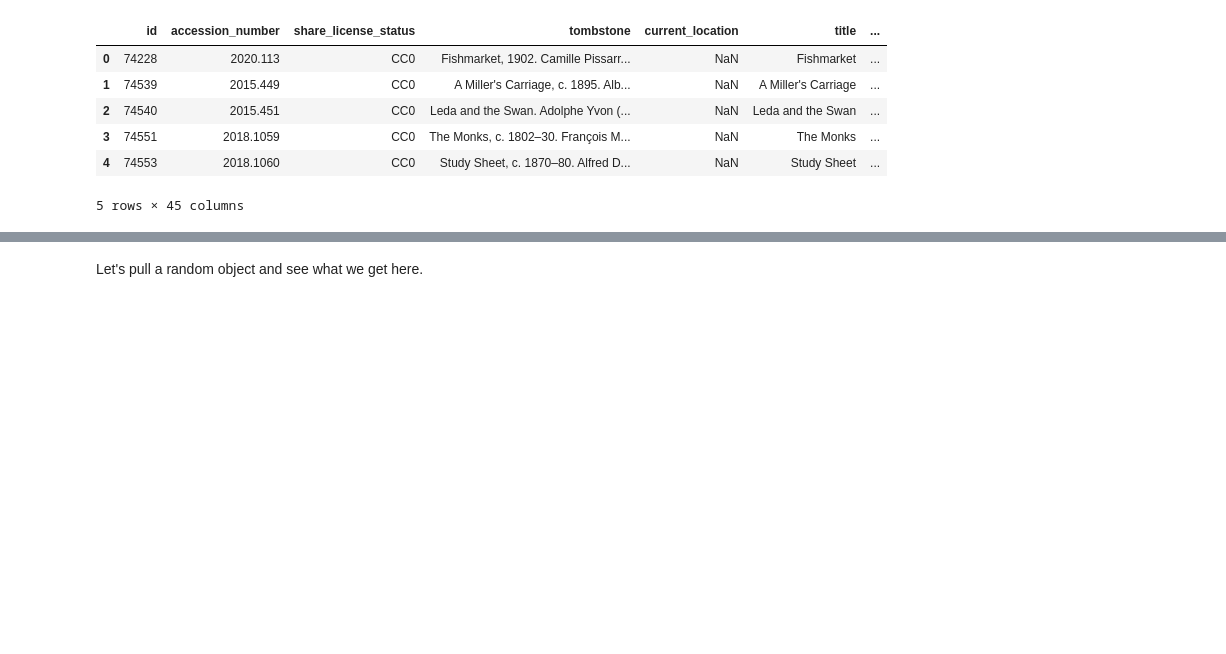
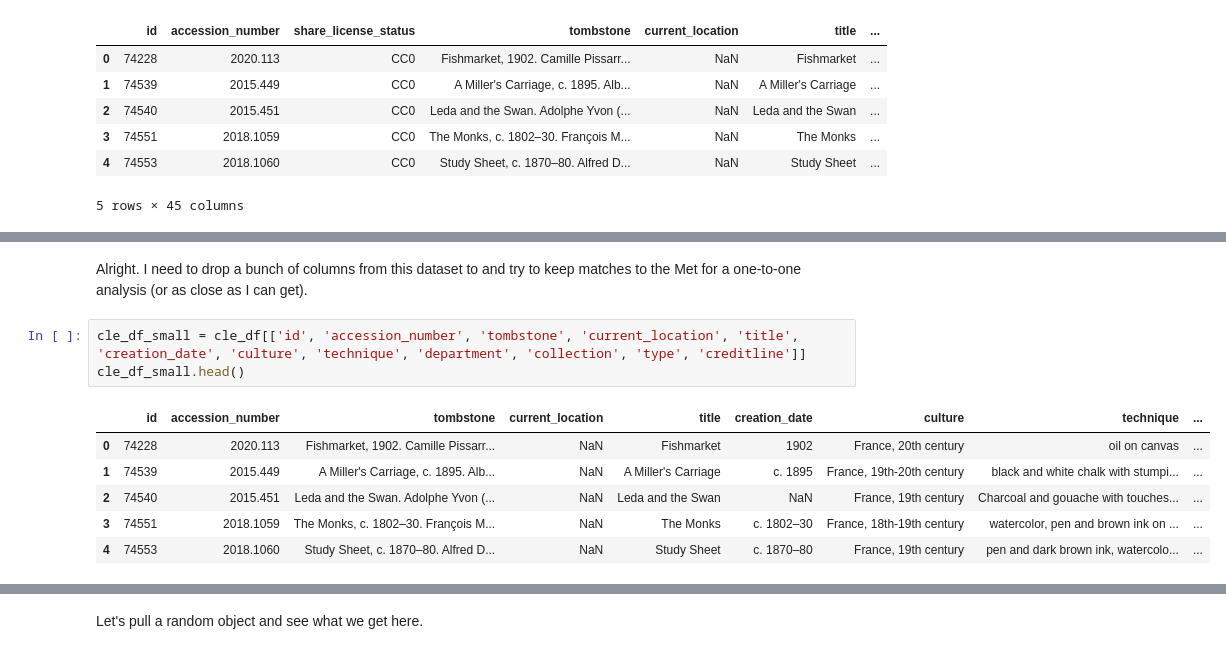
Before and after one commit to causticwonder/analyzing_the_met, a Jupyter notebook: analyzing_the_met.ipynb, the cells around one changed output, grey strips where cells are left out. Saved outputs shown, nothing was run; the diff lists cells and outputs as text; blank space fills up the shorter version.

```diff
--- a/analyzing_the_met.ipynb
+++ b/analyzing_the_met.ipynb
@@ -58,0 +117,12 @@ concat.describe()
+# %% [markdown]
+Alright. I need to drop a bunch of columns from this dataset to and try to keep matches to the Met for a one-to-one analysis (or as close as I can get).
+# %%
+cle_df_small = cle_df[['id', 'accession_number', 'tombstone', 'current_location', 'title', 'creation_date', 'culture', 'technique', 'department', 'collection', 'type', 'creditline']]
+cle_df_small.head()
+# %% [output]
+|  | id | accession_number | tombstone | current_location | title | creation_date | culture | technique | ... |
+| 0 | 74228 | 2020.113 | Fishmarket, 1902. Camille Pissarr... | NaN | Fishmarket | 1902 | France, 20th century | oil on canvas | ... |
+| 1 | 74539 | 2015.449 | A Miller's Carriage, c. 1895. Alb... | NaN | A Miller's Carriage | c. 1895 | France, 19th-20th century | black and white chalk with stumpi... | ... |
+| 2 | 74540 | 2015.451 | Leda and the Swan. Adolphe Yvon (... | NaN | Leda and the Swan | NaN | France, 19th century | Charcoal and gouache with touches... | ... |
+| 3 | 74551 | 2018.1059 | The Monks, c. 1802–30. François M... | NaN | The Monks | c. 1802–30 | France, 18th-19th century | watercolor, pen and brown ink on ... | ... |
+| 4 | 74553 | 2018.1060 | Study Sheet, c. 1870–80. Alfred D... | NaN | Study Sheet | c. 1870–80 | France, 19th century | pen and dark brown ink, watercolo... | ... |
```
Also changed, not shown: parts of 17 cells of this notebook, 2 other files.
